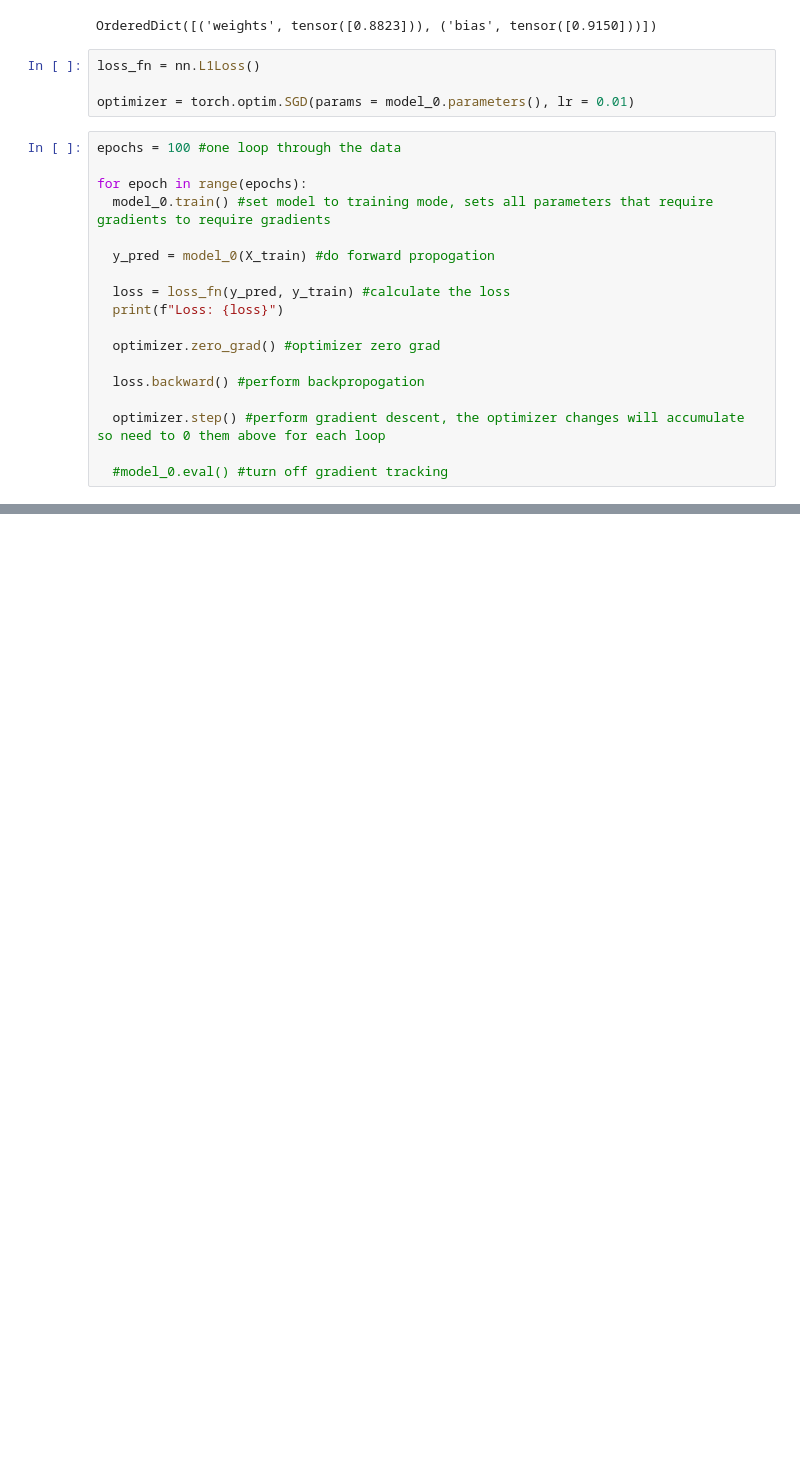
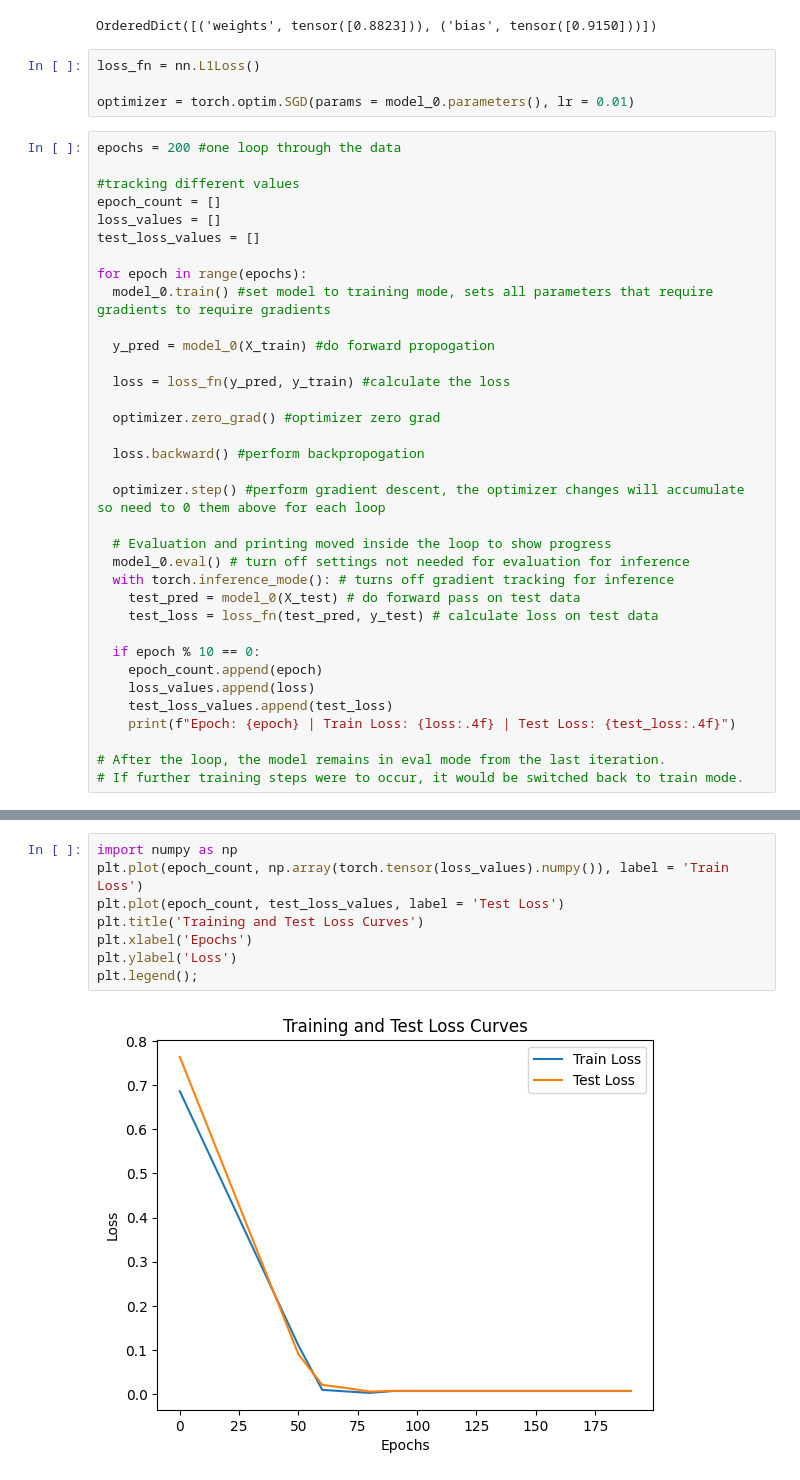
Before and after one commit to suchithgali/pytorch_practice, a Jupyter notebook: 01_pytorch_workflow.ipynb, the cells around one changed output, grey strips where cells are left out. Cells and saved outputs as stored; diff of their text form; blank space fills up the shorter version.

Commit message:
produced loss function from the model

```diff
--- a/01_pytorch_workflow.ipynb
+++ b/01_pytorch_workflow.ipynb
@@ -143,7 +143,12 @@ loss_fn = nn.L1Loss()
 
 optimizer = torch.optim.SGD(params = model_0.parameters(), lr = 0.01)
 # %%
-epochs = 100 #one loop through the data
+epochs = 200 #one loop through the data
+
+#tracking different values
+epoch_count = []
+loss_values = []
+test_loss_values = []
 
 for epoch in range(epochs):
   model_0.train() #set model to training mode, sets all parameters that require gradients to require gradients
@@ -151,7 +156,6 @@ for epoch in range(epochs):
   y_pred = model_0(X_train) #do forward propogation
 
   loss = loss_fn(y_pred, y_train) #calculate the loss
-  print(f"Loss: {loss}")
 
   optimizer.zero_grad() #optimizer zero grad
 
@@ -159,5 +163,18 @@ for epoch in range(epochs):
 
   optimizer.step() #perform gradient descent, the optimizer changes will accumulate so need to 0 them above for each loop
 
-  #model_0.eval() #turn off gradient tracking
+  # Evaluation and printing moved inside the loop to show progress
+  model_0.eval() # turn off settings not needed for evaluation for inference
+  with torch.inference_mode(): # turns off gradient tracking for inference
+    test_pred = model_0(X_test) # do forward pass on test data
+    test_loss = loss_fn(test_pred, y_test) # calculate loss on test data
+
+  if epoch % 10 == 0:
+    epoch_count.append(epoch)
+    loss_values.append(loss)
+    test_loss_values.append(test_loss)
+    print(f"Epoch: {epoch} | Train Loss: {loss:.4f} | Test Loss: {test_loss:.4f}")
+
+# After the loop, the model remains in eval mode from the last iteration.
+# If further training steps were to occur, it would be switched back to train mode.
 # %% [output]
@@ -190,0 +212,10 @@ with torch.inference_mode():
+# %%
+import numpy as np
+plt.plot(epoch_count, np.array(torch.tensor(loss_values).numpy()), label = 'Train Loss')
+plt.plot(epoch_count, test_loss_values, label = 'Test Loss')
+plt.title('Training and Test Loss Curves')
+plt.xlabel('Epochs')
+plt.ylabel('Loss')
+plt.legend();
+# %% [output]
+[figure, added]
```
Also changed, not shown: parts of 4 cells of this notebook.
